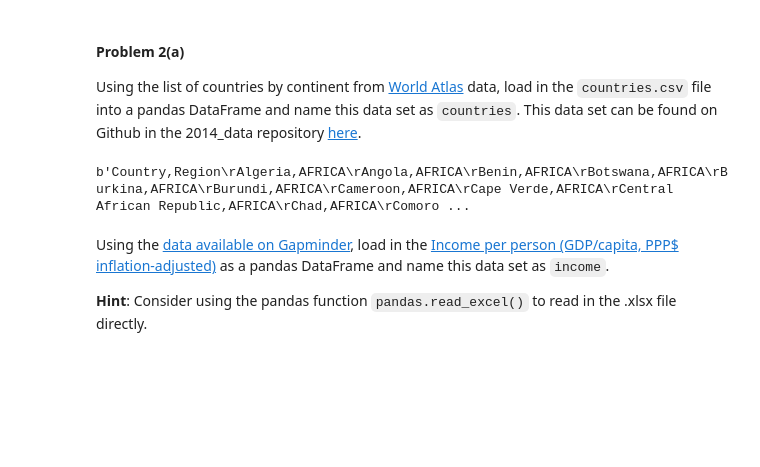
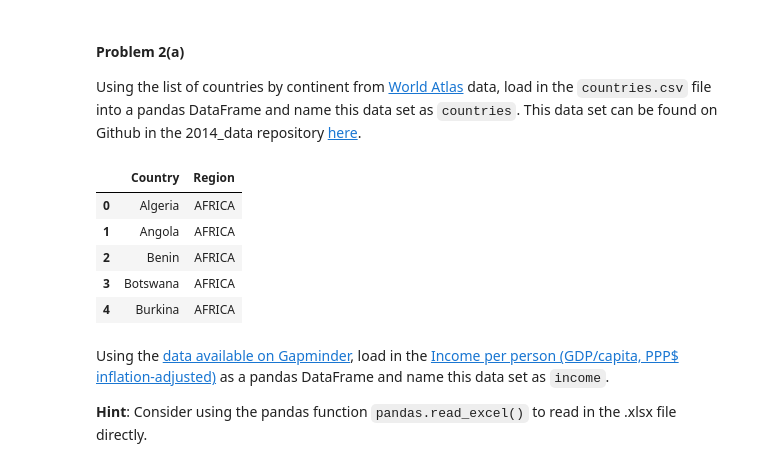
Before and after one commit to buzyjess/ML_CS109, a Jupyter notebook: HW1.ipynb, the cells around one changed output. Cells and saved outputs as stored; diff of their text form; code cells hidden in the pictures; blank space fills up the shorter version.

```diff
--- a/HW1.ipynb
+++ b/HW1.ipynb
@@ -231,18 +231,25 @@ Using the list of countries by continent from [World Atlas](http://www.worldatla
 # %%
 #your code here
 import zipfile
 import os
 import shutil
 import urllib.request
 from io import BytesIO
 from zipfile import ZipFile
 import pandas as pd
 from pandas import DataFrame
+import requests
+url = urllib.request.urlopen("https://raw.githubusercontent.com/buzyjess/2014_data/master/countries.csv")
 
-url = urllib.request.urlopen("https://raw.githubusercontent.com/buzyjess/2014_data/master/countries.csv")
-url.read()
+countries_pd=pd.read_csv(url)
+countries_pd.head()
 # %% [output]
-b'Country,Region\rAlgeria,AFRICA\rAngola,AFRICA\rBenin,AFRICA\rBotswana,AFRICA\rBurkina,AFRICA\rBurundi,AFRICA\rCameroon,AFRICA\rCape Verde,AFRICA\rCentral African Republic,AFRICA\rChad,AFRICA\rComoro ...
+|  | Country | Region |
+| 0 | Algeria | AFRICA |
+| 1 | Angola | AFRICA |
+| 2 | Benin | AFRICA |
+| 3 | Botswana | AFRICA |
+| 4 | Burkina | AFRICA |
 # %% [markdown]
 Using the [data available on Gapminder](http://www.gapminder.org/data/), load in the [Income per person (GDP/capita, PPP$ inflation-adjusted)](https://spreadsheets.google.com/pub?key=phAwcNAVuyj1jiMAkmq1iMg&gid=0) as a pandas DataFrame and name this data set as `income`.
 
```
